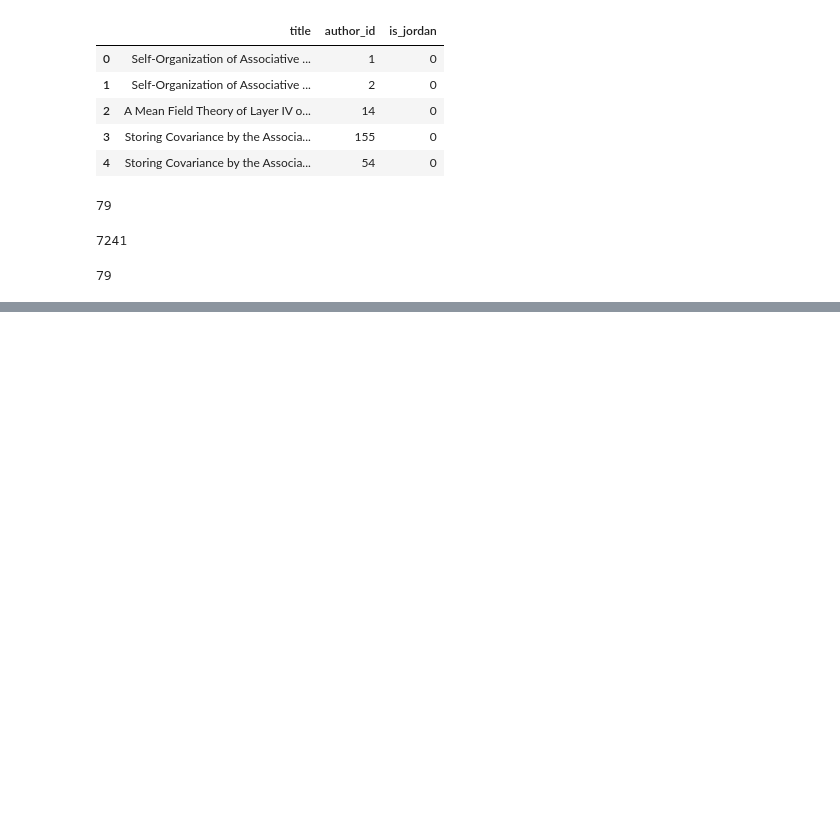
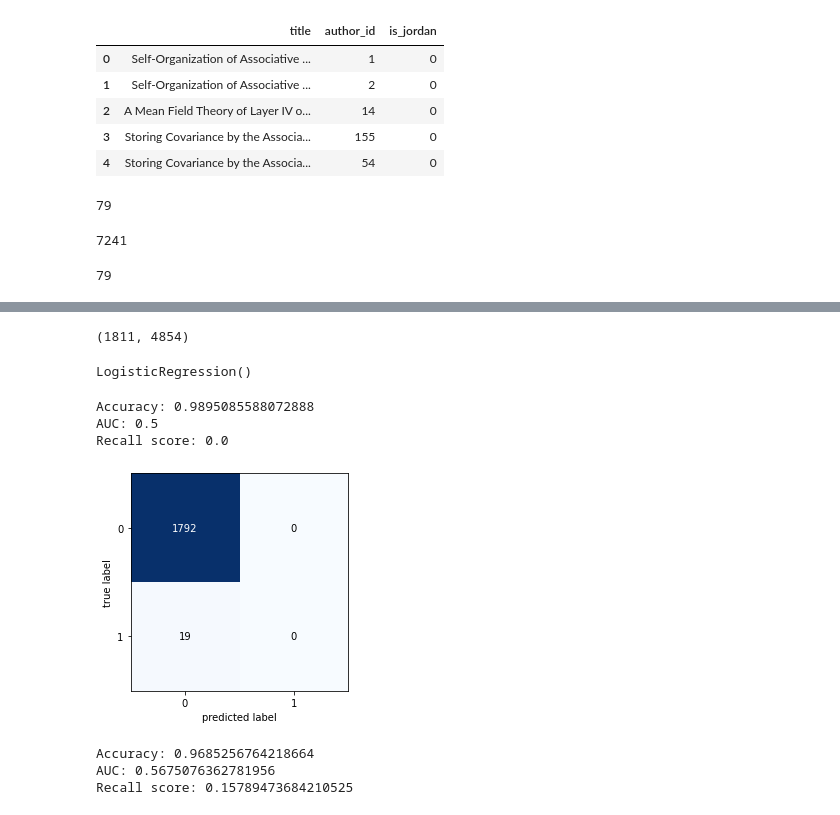
Before and after one commit to wwhite5/Springboard-Capstone-1-NLP, a Jupyter notebook: Notebooks/One_Author_From_Title.ipynb, the cells around one changed output, grey strips where cells are left out. Saved outputs shown, nothing was run; the diff lists cells and outputs as text; code cells hidden in the pictures; blank space fills up the shorter version.

```diff
--- a/Notebooks/One_Author_From_Title.ipynb
+++ b/Notebooks/One_Author_From_Title.ipynb
@@ -85,0 +134,33 @@ TypeError: fit_transform() missing 1 required positional argument: 'self'
+# %%
+X_test = tfidf.transform(X_test.title)
+X_test.shape
+# %% [output]
+(1811, 4854)
+# %%
+y_train = y_train.values.flatten()
+y_test = y_test.values.flatten()
+# %%
+lr = LogisticRegression(random_state=21)
+# %%
+lr.fit(X_train, y_train)
+# %% [output]
+LogisticRegression()
+# %%
+predictions = lr.predict(X_test)
+# %%
+accuracy = lr.score(X_test, y_test)
+auc = roc_auc_score(y_test, predictions)
+recall = recall_score(y_test, predictions)
+print('Accuracy:', accuracy)
+print('AUC:', auc)
+print('Recall score:', recall)
+# %% [output]
+Accuracy: 0.9895085588072888
+AUC: 0.5
+Recall score: 0.0
+# %%
+cm = confusion_matrix(y_test, predictions)
+fig, ax = plot_confusion_matrix(conf_mat=cm)
+plt.show()
+# %% [output]
+[figure, added]
@@ -85,0 +172,11 @@ TypeError: fit_transform() missing 1 required positional argument: 'self'
+# %%
+accuracy2 = lr2.score(X_test, y_test)
+auc2 = roc_auc_score(y_test, predictions2)
+recall2 = recall_score(y_test, predictions2)
+print('Accuracy:', accuracy2)
+print('AUC:', auc2)
+print('Recall score:', recall2)
+# %% [output]
+Accuracy: 0.9685256764218664
+AUC: 0.5675076362781956
+Recall score: 0.15789473684210525
```
Also changed, not shown: parts of 11 cells of this notebook.
